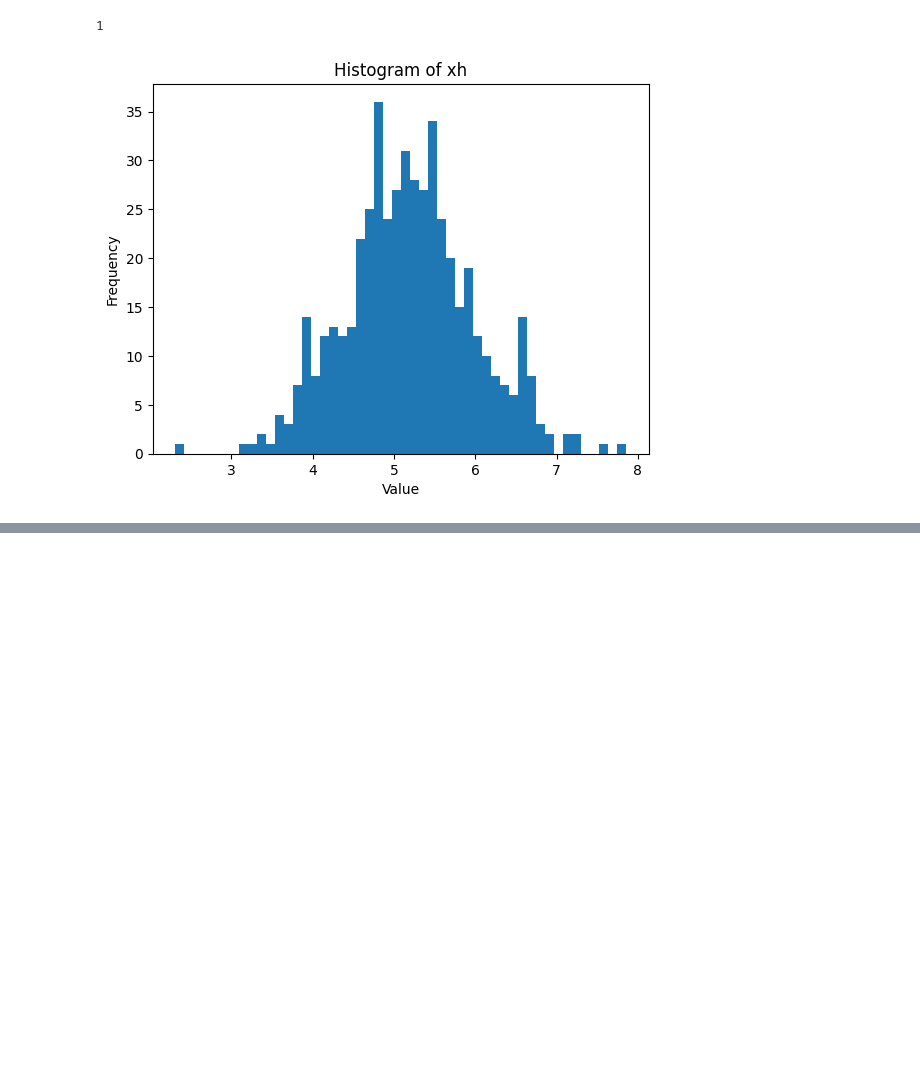
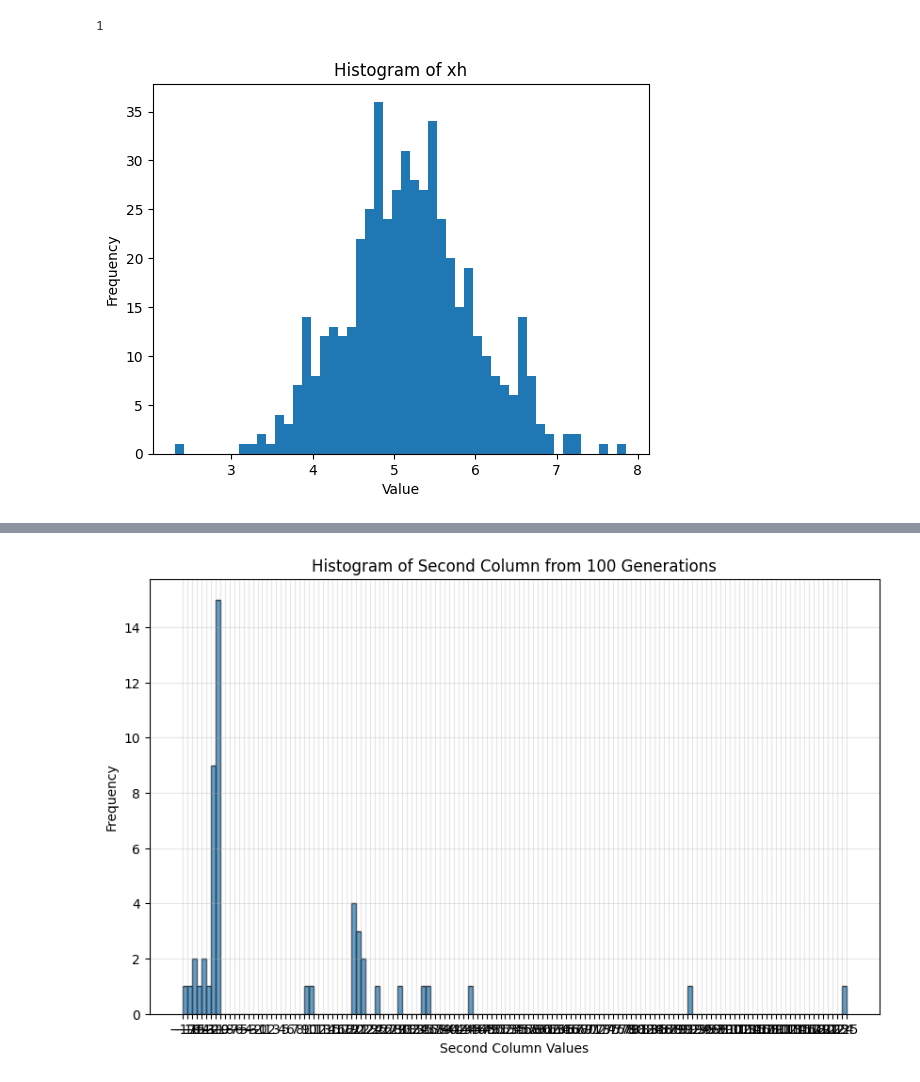
Before and after one commit to orineo1/CDM, a Jupyter notebook: testPlace.ipynb, the cells around one changed output, grey strips where cells are left out. Cells and saved outputs as stored; diff of their text form; code cells hidden in the pictures; blank space fills up the shorter version.

Commit message:
adding code for step optimization (superposition in my way)

```diff
--- a/testPlace.ipynb
+++ b/testPlace.ipynb
@@ -303,0 +338,10 @@ plt.show()
+# %%
+nfeatures= X.shape[1]
+model_cond_diff =Diffusion.DiffusionModel(nfeatures=nfeatures, nblocks=4, nunits=128, condition=True,condition_on=1,diffusion_steps=150)
+losses = model_cond_diff.train_model(X, nepochs=250, batch_size=5*2048,condition_on=1)
+# %%
+nfeatures= X.shape[1]
+X[:, [0, 1]] = X[:, [1, 0]]
+# %%
+model_cond_diff_short =Diffusion.DiffusionModel(nfeatures=nfeatures, nblocks=4, nunits=128, condition=True,condition_on=1,diffusion_steps=100)
+losses = model_cond_diff_short.train_model(X, nepochs=250, batch_size=5*2048,condition_on=1)
@@ -303,0 +350,9 @@ plt.show()
+# %%
+def get_nsamples(step, max_step, start_nsamples, end_nsamples, decay_speed=15.0):
+    # decay_speed > 1 → faster decay; < 1 → slower decay
+    decay_rate = decay_speed * np.log(start_nsamples / end_nsamples) / max_step
+    nsamples=int(start_nsamples * np.exp(-decay_rate * step))
+    if nsamples>0:
+        return nsamples
+    else:
+        return 2
@@ -303,0 +450,59 @@ plt.show()
+# %%
+import torch
+import matplotlib.pyplot as plt
+import numpy as np
+from tqdm import tqdm
+
+# Store all generated samples
+all_gen_samples = []
+
+# Run 100 times
+for i in tqdm(range(50)):
+    gen_samples = torch.randn(size=(1, model_cond_diff.nfeatures), device=device)
+
+    for j in range(model_cond_diff.diffusion_steps-1, 0, -1):  # Changed i to j to avoid conflict
+        condition = torch.tensor([-5.] if i % 2 == 0 else [5.]).view(1, -1)
+        gen_samples, _ = model_cond_diff.sample_ddim_step(gen_samples, j, condition_x=condition, device="cpu", eta=0.0)
+
+    all_gen_samples.append(gen_samples)  # Fixed: append() not exnted()
+
+# Concatenate all samples into one tensor
+full_gen = torch.cat(all_gen_samples, dim=0)  # Shape: [100, nfeatures]
+
+# Now you can create histogram of second column
+second_column_values = full_gen[:, 1].detach().cpu().numpy()
+
+# Create bins with integer boundaries
+min_val = int(np.floor(second_column_values.min()))
+max_val = int(np.ceil(second_column_values.max()))
+bins = np.arange(min_val, max_val + 1)  # This creates [min_val, min_val+1, min_val+2, ..., max_val]
+
+plt.figure(figsize=(10, 6))
+plt.hist(second_column_values, bins=bins, alpha=0.7, edgecolor='black')
+plt.xlabel('Second Column Values')
+plt.ylabel('Frequency')
+plt.title('Histogram of Second Column from 100 Generations')
+plt.grid(True, alpha=0.3)
+
+# Set x-axis ticks to show integer values
+plt.xticks(bins)
+plt.show()
+
+# Print some statistics
+import pandas as pd
+counts, bin_edges = np.histogram(second_column_values, bins=bins)
+bin_labels = [f"[{int(bin_edges[i])},{int(bin_edges[i+1])})" for i in range(len(counts))]
+
+# Create DataFrame for easier manipulation
+bin_df = pd.DataFrame({
+    'bin': bin_labels,
+    'count': counts
+})
+
+# Get top 5
+top_5 = bin_df.nlargest(30, 'count')
+
+print("Top 5 bins with highest counts:")
+print(top_5.to_string(index=False))
+# %% [output]
+[figure, added]
```
Also changed, not shown: parts of 14 cells of this notebook.
